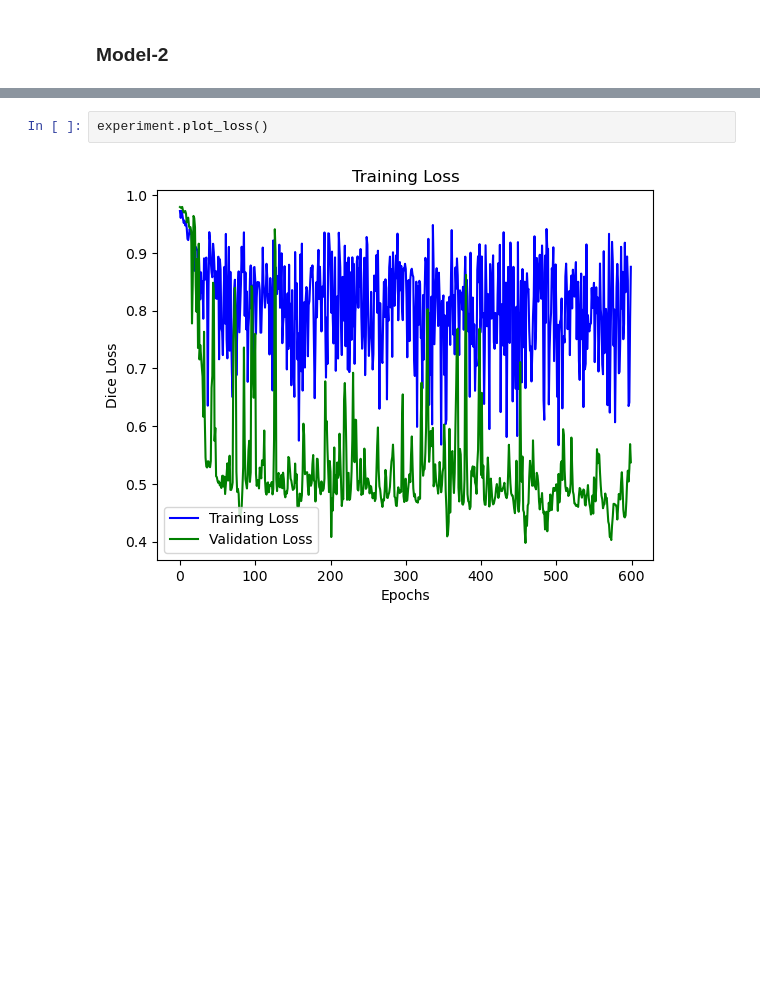
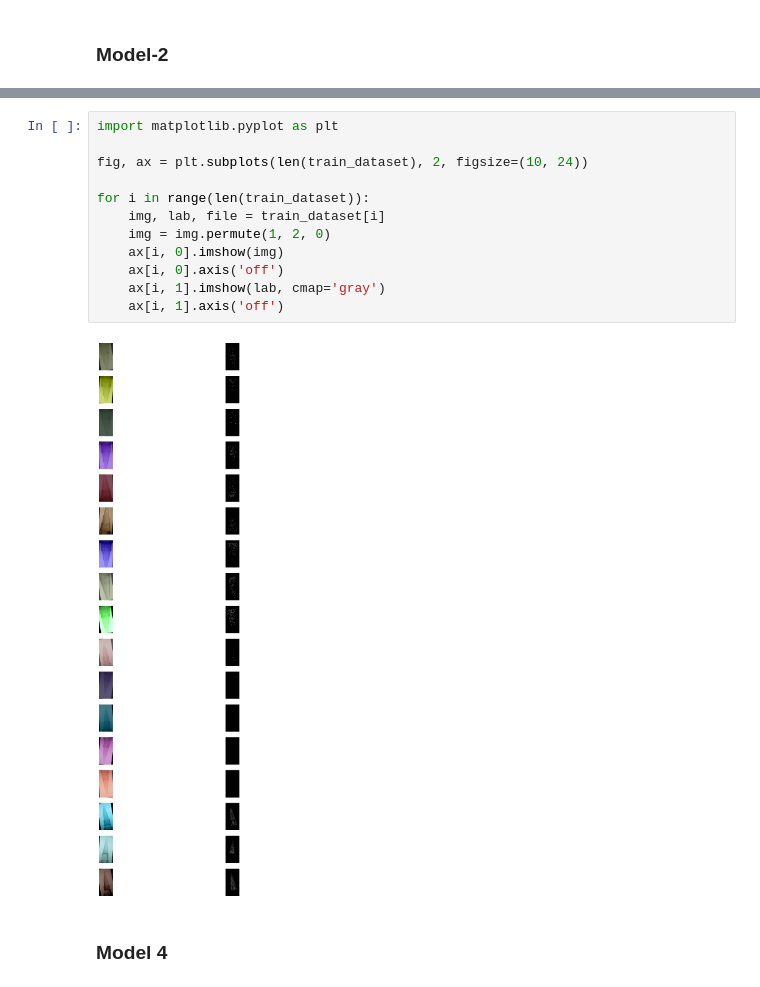
Before and after one commit to chrisdchan/gva_senior_design, a Jupyter notebook: image_processing/eval_models.ipynb, the cells around one changed output, grey strips where cells are left out. Cells and saved outputs as stored; diff of their text form; blank space fills up the shorter version.

```diff
--- a/image_processing/eval_models.ipynb
+++ b/image_processing/eval_models.ipynb
@@ -99,4 +57,16 @@ with torch.no_grad():
-# %%
-experiment.plot_loss()
-# %% [output]
-[figure, removed]
+# %%
+import matplotlib.pyplot as plt
+
+fig, ax = plt.subplots(len(train_dataset), 2, figsize=(10, 24))
+
+for i in range(len(train_dataset)):
+    img, lab, file = train_dataset[i]
+    img = img.permute(1, 2, 0)
+    ax[i, 0].imshow(img)
+    ax[i, 0].axis('off')
+    ax[i, 1].imshow(lab, cmap='gray')
+    ax[i, 1].axis('off')
+# %% [output]
+[figure, added]
+# %% [markdown]
+### Model 4
```
Also changed, not shown: parts of 6 cells of this notebook, 13 other files.
